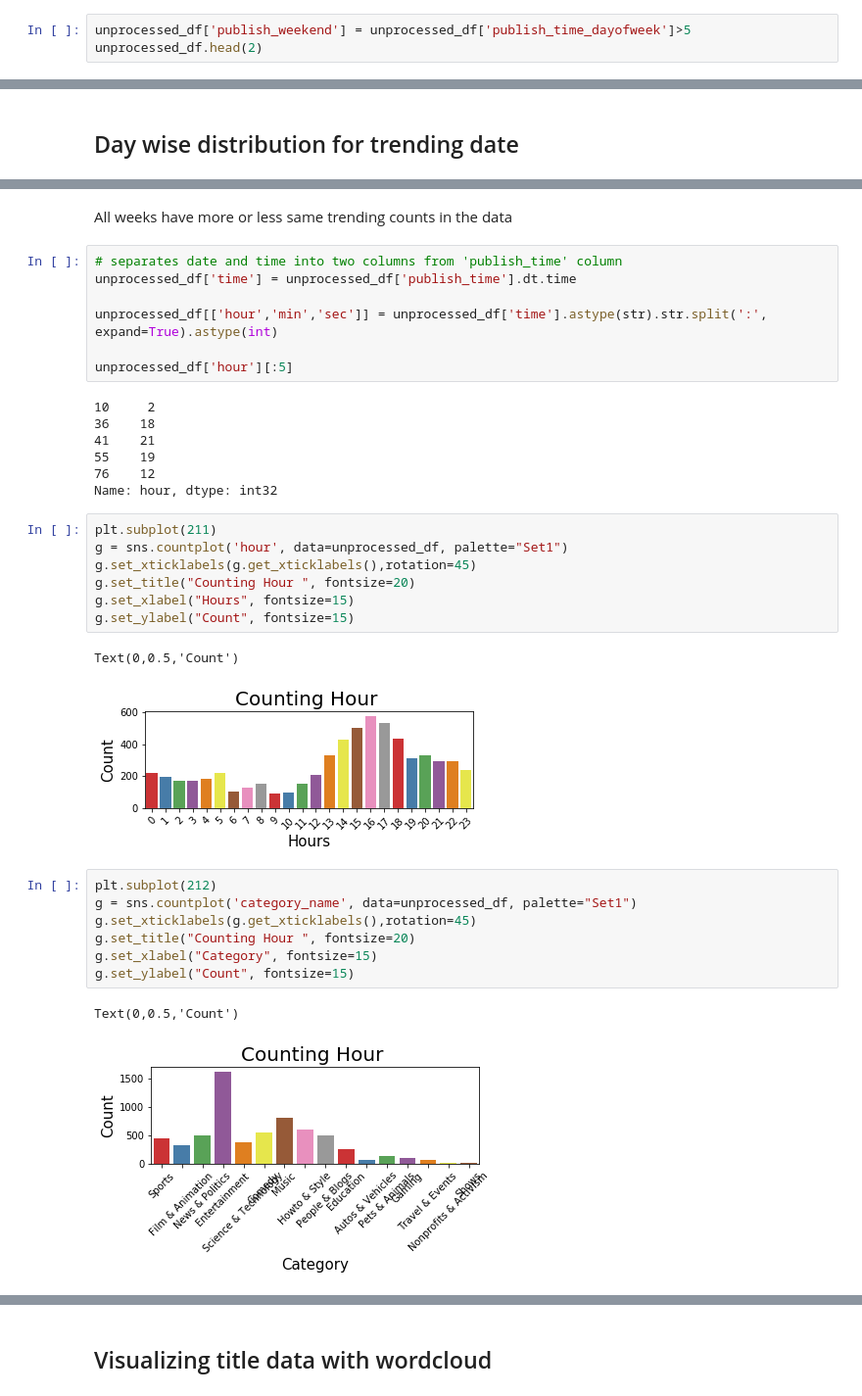
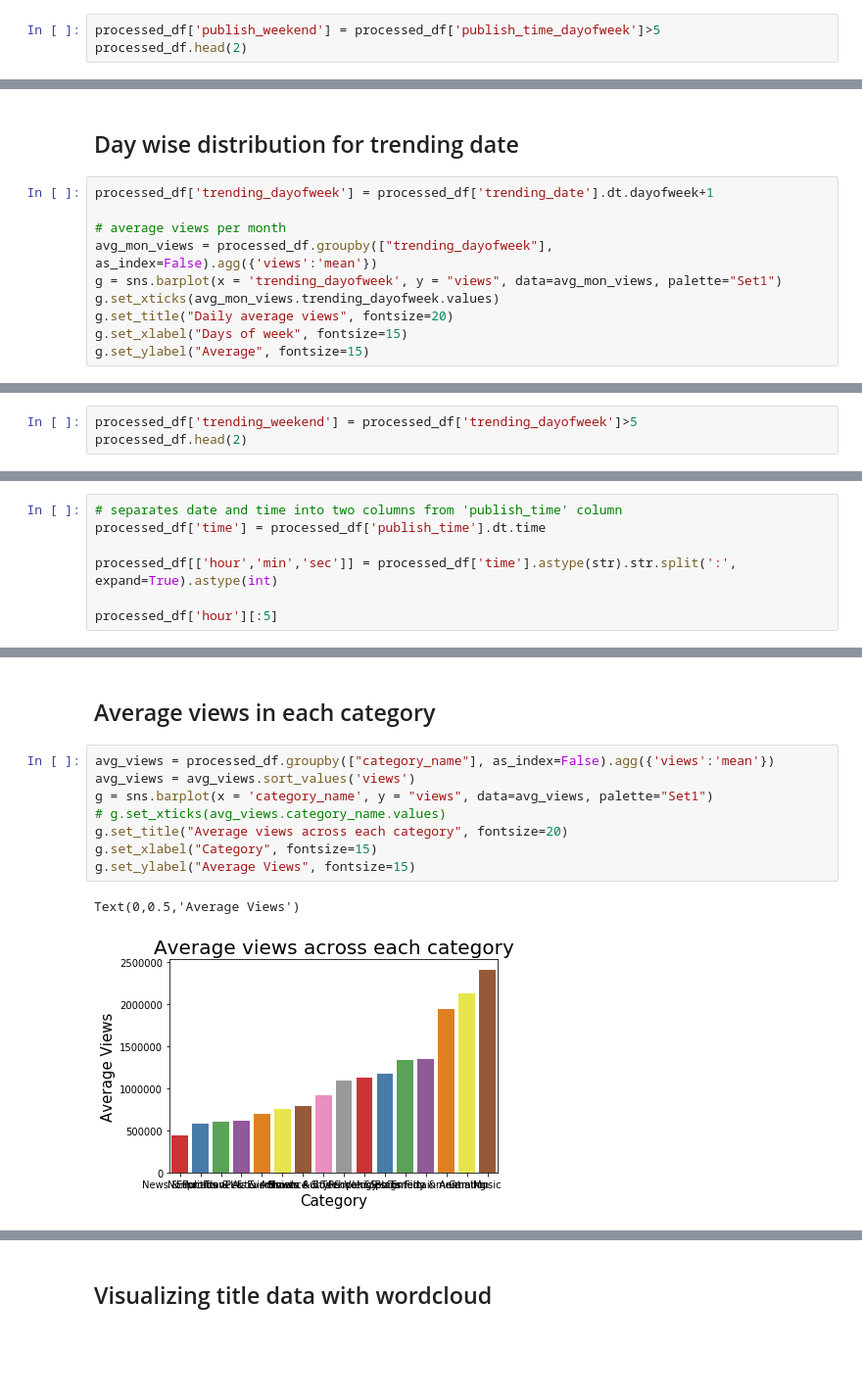
Before and after one commit to Tann10/YouTube, a Jupyter notebook: data-mining/EDA.ipynb, the cells around one changed output, grey strips where cells are left out. Shown: that part at 98% size. Saved outputs shown, nothing was run; the diff lists cells and outputs as text; blank space fills up the shorter version.

```diff
--- a/data-mining/EDA.ipynb
+++ b/data-mining/EDA.ipynb
@@ -266,6 +292,6 @@ unprocessed_df['publish_time_dayofweek'] = unprocessed_df['publish_time'].dt.day
 # %%
-unprocessed_df['publish_weekend'] = unprocessed_df['publish_time_dayofweek']>5
-unprocessed_df.head(2)
+processed_df['publish_weekend'] = processed_df['publish_time_dayofweek']>5
+processed_df.head(2)
 # %% [output]
 |  | video_id | trending_date | title | channel_title | category_id | publish_time | tags | views | likes | ... |
 | 10 | 9wRQljFNDW8 | 2017-11-14 | Dion Lewis' 103-Yd Kick Return TD... | NFL | 17 | 2017-11-13 02:05:26 | NFL|"Football"|"offense"|"defense... | 81377.0 | 655.0 | ... |
@@ -275,3 +301,13 @@ unprocessed_df.head(2)
 Surprisingly weekends (6 & 7) has less published videos that weekdays
 # %% [markdown]
 ## Day wise distribution for trending date
+# %%
+processed_df['trending_dayofweek'] = processed_df['trending_date'].dt.dayofweek+1
+
+# average views per month
+avg_mon_views = processed_df.groupby(["trending_dayofweek"], as_index=False).agg({'views':'mean'})
+g = sns.barplot(x = 'trending_dayofweek', y = "views", data=avg_mon_views, palette="Set1")
+g.set_xticks(avg_mon_views.trending_dayofweek.values)
+g.set_title("Daily average views", fontsize=20)
+g.set_xlabel("Days of week", fontsize=15)
+g.set_ylabel("Average", fontsize=15)
@@ -277,0 +317,3 @@ Surprisingly weekends (6 & 7) has less published videos that weekdays
+# %%
+processed_df['trending_weekend'] = processed_df['trending_dayofweek']>5
+processed_df.head(2)
@@ -277,0 +325,7 @@ Surprisingly weekends (6 & 7) has less published videos that weekdays
+# %%
+# separates date and time into two columns from 'publish_time' column
+processed_df['time'] = processed_df['publish_time'].dt.time
+
+processed_df[['hour','min','sec']] = processed_df['time'].astype(str).str.split(':', expand=True).astype(int)
+
+processed_df['hour'][:5]
@@ -296,36 +361,13 @@ unprocessed_df.head(2)
-# %% [markdown]
-All weeks have more or less same trending counts in the data
-# %%
-# separates date and time into two columns from 'publish_time' column
-unprocessed_df['time'] = unprocessed_df['publish_time'].dt.time
-
-unprocessed_df[['hour','min','sec']] = unprocessed_df['time'].astype(str).str.split(':', expand=True).astype(int)
-
-unprocessed_df['hour'][:5]
-# %% [output]
-10     2
-36    18
-41    21
-55    19
-76    12
-Name: hour, dtype: int32
-# %%
-plt.subplot(211)
-g = sns.countplot('hour', data=unprocessed_df, palette="Set1")
-g.set_xticklabels(g.get_xticklabels(),rotation=45)
-g.set_title("Counting Hour ", fontsize=20)
-g.set_xlabel("Hours", fontsize=15)
-g.set_ylabel("Count", fontsize=15)
-# %% [output]
-Text(0,0.5,'Count')
-[figure, removed]
+# %% [markdown]
+## Average views in each category
 # %%
-plt.subplot(212)
-g = sns.countplot('category_name', data=unprocessed_df, palette="Set1")
-g.set_xticklabels(g.get_xticklabels(),rotation=45)
-g.set_title("Counting Hour ", fontsize=20)
+avg_views = processed_df.groupby(["category_name"], as_index=False).agg({'views':'mean'})
+avg_views = avg_views.sort_values('views')
+g = sns.barplot(x = 'category_name', y = "views", data=avg_views, palette="Set1")
+# g.set_xticks(avg_views.category_name.values)
+g.set_title("Average views across each category", fontsize=20)
 g.set_xlabel("Category", fontsize=15)
-g.set_ylabel("Count", fontsize=15)
+g.set_ylabel("Average Views", fontsize=15)
 # %% [output]
-Text(0,0.5,'Count')
+Text(0,0.5,'Average Views')
-[figure, old version]
+[figure, new version]
```
Also changed, not shown: parts of 32 cells of this notebook.
